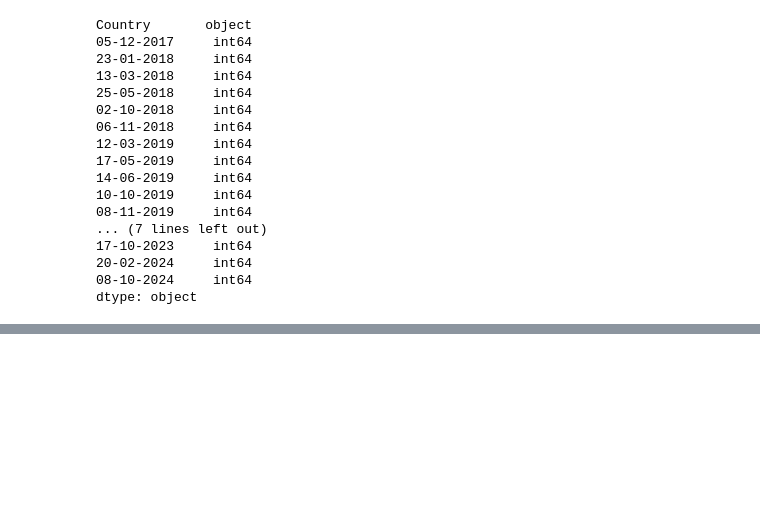
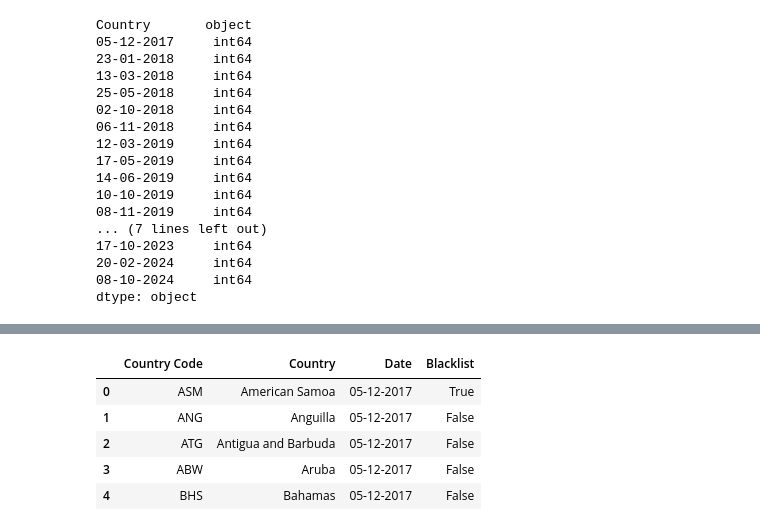
Before and after one commit to mjpacko/tax_havens, a Jupyter notebook: notebooks/cleaning_blacklist.ipynb, the cells around one changed output, grey strips where cells are left out. Saved outputs shown, nothing was run; the diff lists cells and outputs as text; code cells hidden in the pictures; blank space fills up the shorter version.

```diff
--- a/notebooks/cleaning_blacklist.ipynb
+++ b/notebooks/cleaning_blacklist.ipynb
@@ -108,0 +148,11 @@ df_blacklist.to_csv('blacklist.csv', index=True)
+# %%
+melted_df['Blacklist'] = melted_df['Blacklist'].replace({0: False, 1: True})
+# %%
+melted_df.head()
+# %% [output]
+|  | Country Code | Country | Date | Blacklist |
+| 0 | ASM | American Samoa | 05-12-2017 | True |
+| 1 | ANG | Anguilla | 05-12-2017 | False |
+| 2 | ATG | Antigua and Barbuda | 05-12-2017 | False |
+| 3 | ABW | Aruba | 05-12-2017 | False |
+| 4 | BHS | Bahamas | 05-12-2017 | False |
```
Also changed, not shown: parts of 11 cells of this notebook, 23 other files.
